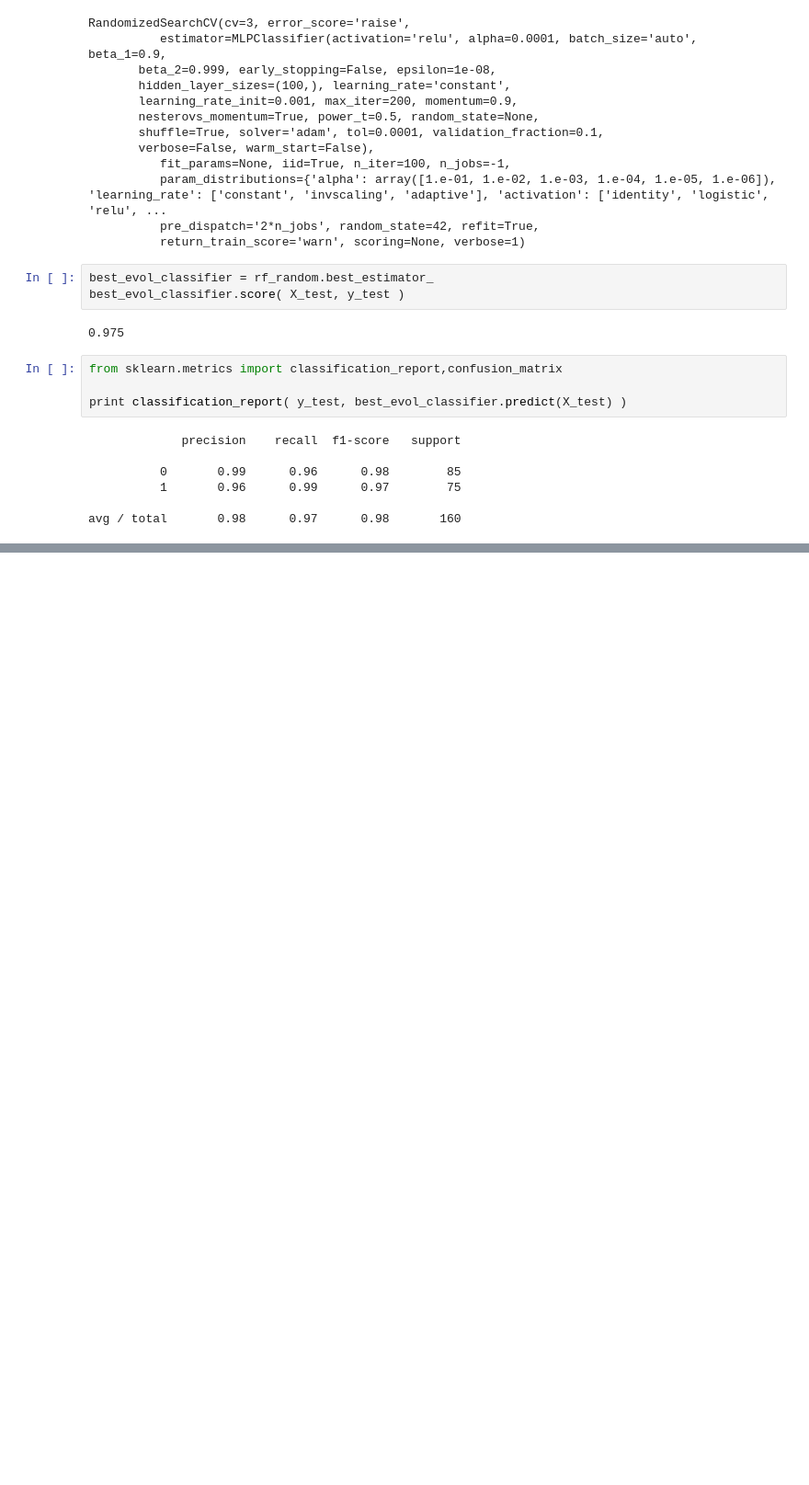
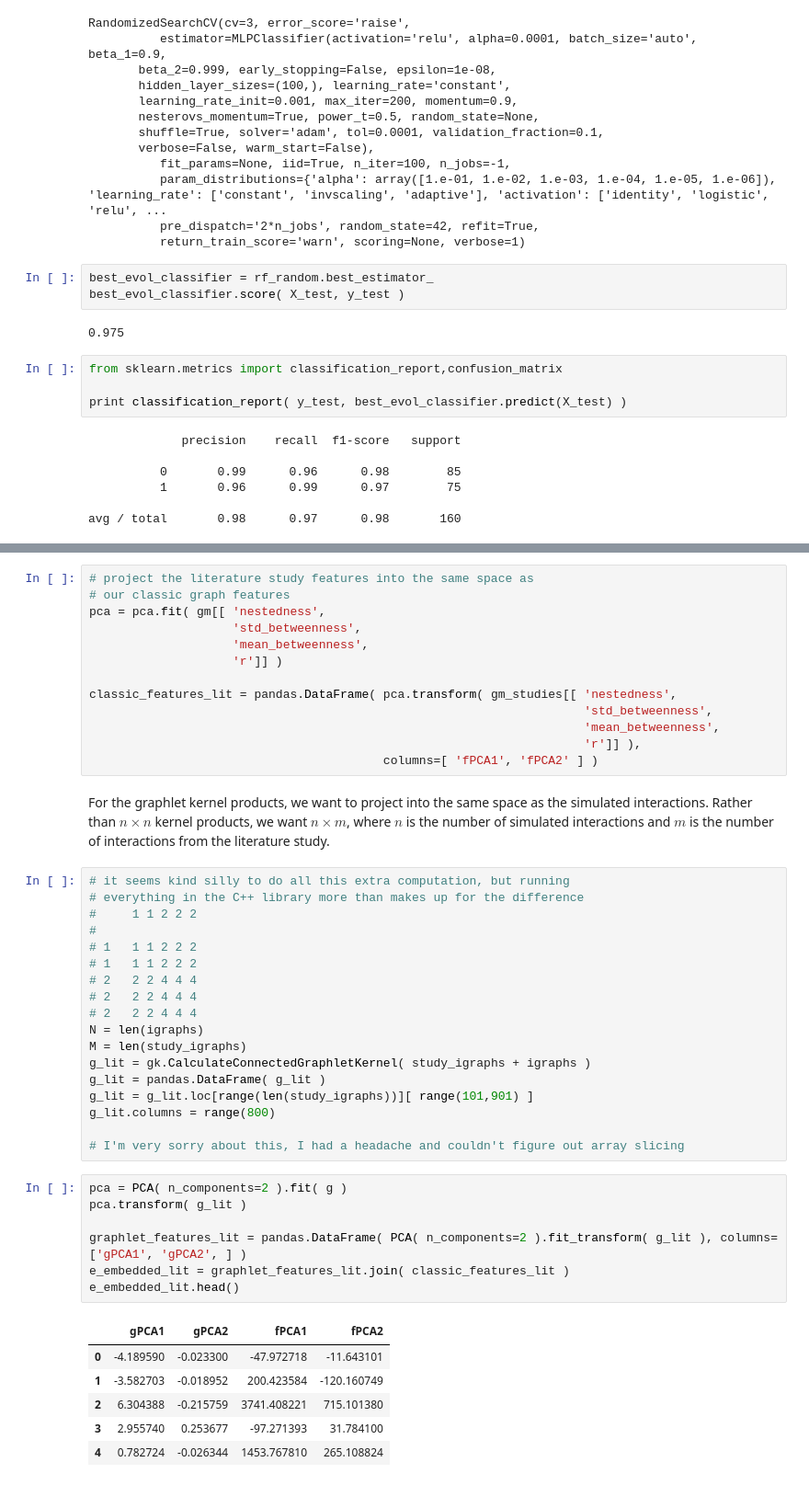
Before and after one commit to ryneches/ManyTrees, a Jupyter notebook: ManyTrees.ipynb, the cells around one changed output, grey strips where cells are left out. Shown at 92% size. Cells and saved outputs as stored; diff of their text form; blank space fills up the shorter version.

```diff
--- a/ManyTrees.ipynb
+++ b/ManyTrees.ipynb
@@ -808,0 +865,50 @@ avg / total       0.98      0.97      0.98       160
+# %%
+# project the literature study features into the same space as
+# our classic graph features
+pca = pca.fit( gm[[ 'nestedness',
+                    'std_betweenness',
+                    'mean_betweenness',
+                    'r']] )
+
+classic_features_lit = pandas.DataFrame( pca.transform( gm_studies[[ 'nestedness',
+                                                                     'std_betweenness',
+                                                                     'mean_betweenness',
+                                                                     'r']] ),
+                                         columns=[ 'fPCA1', 'fPCA2' ] )
+# %% [markdown]
+For the graphlet kernel products, we want to project into the same space
+as the simulated interactions. Rather than $n\times n$ kernel products, we
+want $n \times m$, where $n$ is the number of simulated interactions and $m$
+is the number of interactions from the literature study.
+# %%
+# it seems kind silly to do all this extra computation, but running
+# everything in the C++ library more than makes up for the difference
+#     1 1 2 2 2
+#
+# 1   1 1 2 2 2
+# 1   1 1 2 2 2
+# 2   2 2 4 4 4
+# 2   2 2 4 4 4
+# 2   2 2 4 4 4
+N = len(igraphs)
+M = len(study_igraphs)
+g_lit = gk.CalculateConnectedGraphletKernel( study_igraphs + igraphs )
+g_lit = pandas.DataFrame( g_lit )
+g_lit = g_lit.loc[range(len(study_igraphs))][ range(101,901) ]
+g_lit.columns = range(800)
+
+# I'm very sorry about this, I had a headache and couldn't figure out array slicing
+# %%
+pca = PCA( n_components=2 ).fit( g )
+pca.transform( g_lit )
+
+graphlet_features_lit = pandas.DataFrame( PCA( n_components=2 ).fit_transform( g_lit ), columns=['gPCA1', 'gPCA2', ] )
+e_embedded_lit = graphlet_features_lit.join( classic_features_lit )
+e_embedded_lit.head()
+# %% [output]
+|  | gPCA1 | gPCA2 | fPCA1 | fPCA2 |
+| 0 | -4.189590 | -0.023300 | -47.972718 | -11.643101 |
+| 1 | -3.582703 | -0.018952 | 200.423584 | -120.160749 |
+| 2 | 6.304388 | -0.215759 | 3741.408221 | 715.101380 |
+| 3 | 2.955740 | 0.253677 | -97.271393 | 31.784100 |
+| 4 | 0.782724 | -0.026344 | 1453.767810 | 265.108824 |
```
Also changed, not shown: parts of 8 cells of this notebook.
